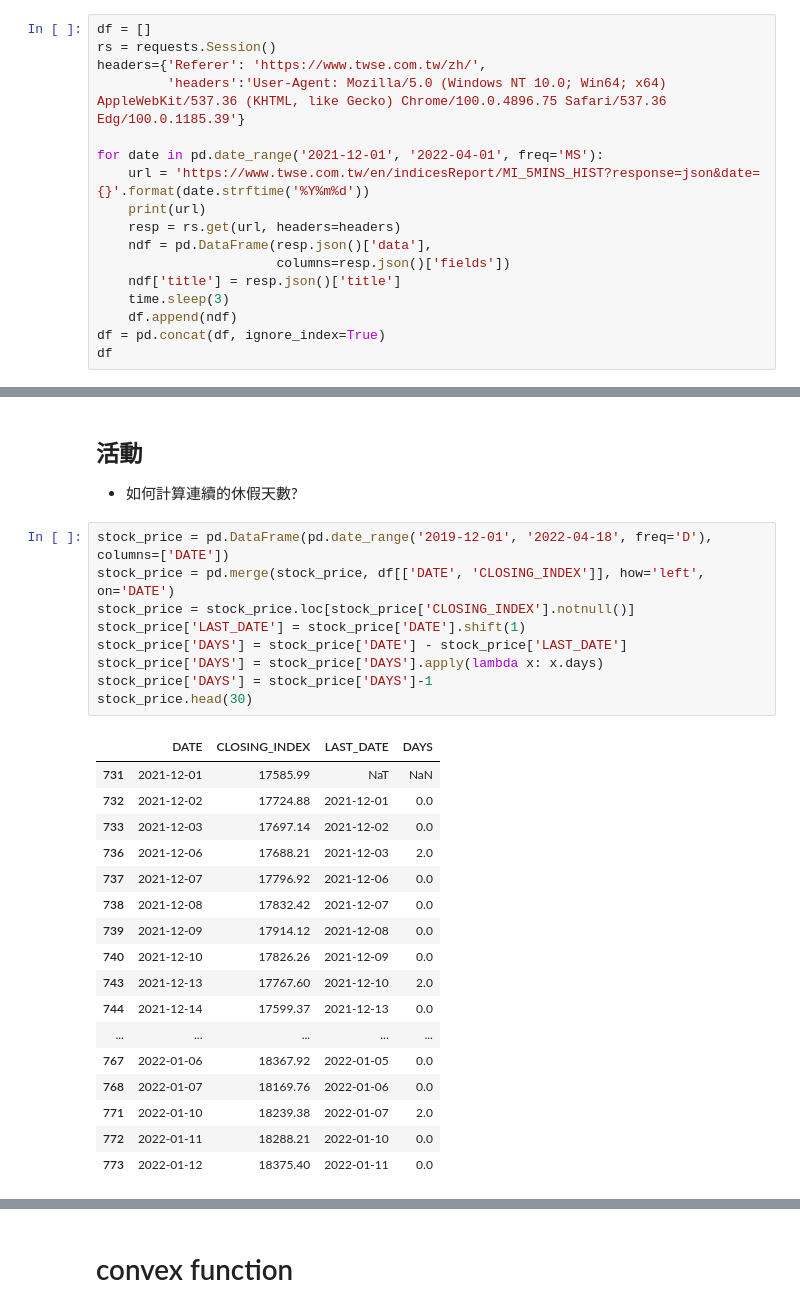
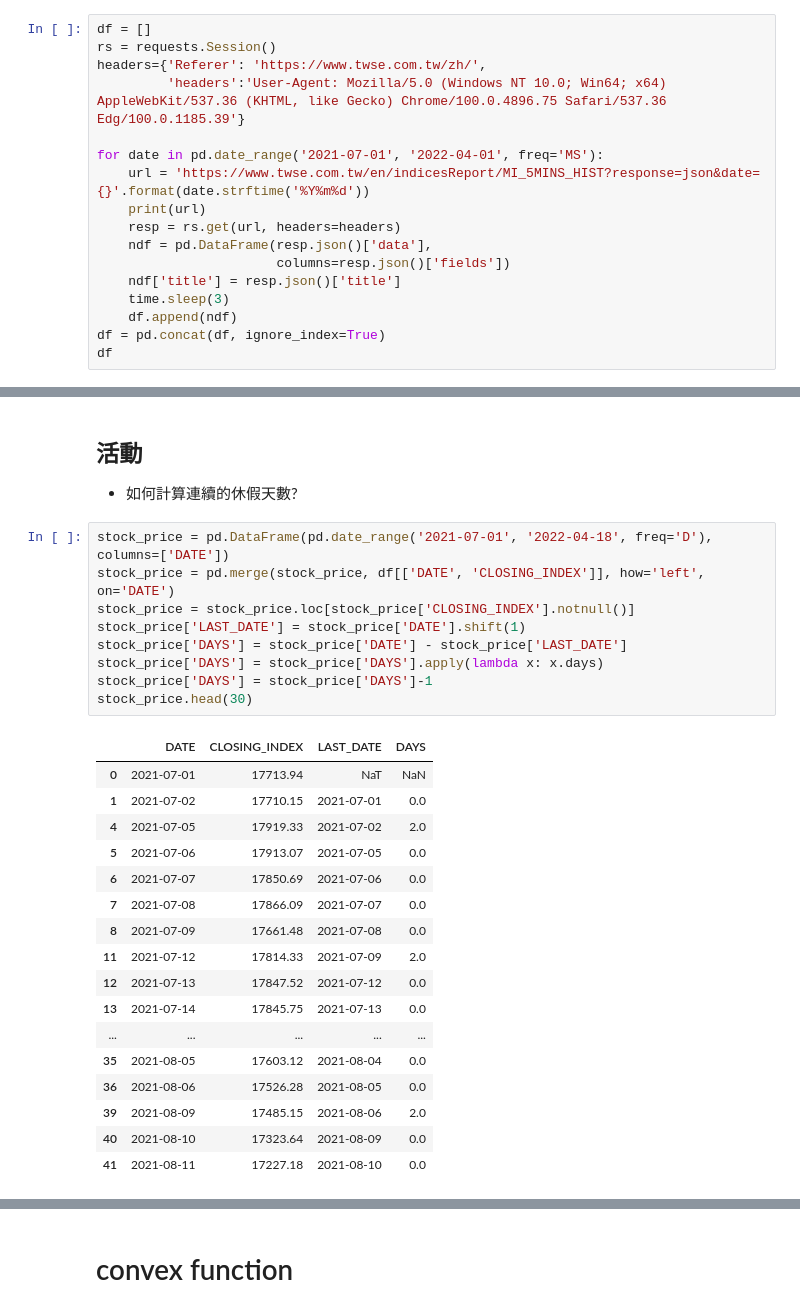
Before and after one commit to tlyu0419/Stock-Prediction-Using-Facebook-Sentiment-with-Python, a Jupyter notebook: 03_Stock_Price.ipynb, the cells around one changed output, grey strips where cells are left out. Saved outputs shown, nothing was run; the diff lists cells and outputs as text.

```diff
--- a/03_Stock_Price.ipynb
+++ b/03_Stock_Price.ipynb
@@ -17,7 +17,7 @@ rs = requests.Session()
 headers={'Referer': 'https://www.twse.com.tw/zh/',
          'headers':'User-Agent: Mozilla/5.0 (Windows NT 10.0; Win64; x64) AppleWebKit/537.36 (KHTML, like Gecko) Chrome/100.0.4896.75 Safari/537.36 Edg/100.0.1185.39'}
 
-for date in pd.date_range('2021-12-01', '2022-04-01', freq='MS'):
+for date in pd.date_range('2021-07-01', '2022-04-01', freq='MS'):
     url = 'https://www.twse.com.tw/en/indicesReport/MI_5MINS_HIST?response=json&date={}'.format(date.strftime('%Y%m%d'))
     print(url)
     resp = rs.get(url, headers=headers)
@@ -76,32 +81,32 @@ df
 ## 活動
 - 如何計算連續的休假天數?
 # %%
-stock_price = pd.DataFrame(pd.date_range('2019-12-01', '2022-04-18', freq='D'), columns=['DATE'])
+stock_price = pd.DataFrame(pd.date_range('2021-07-01', '2022-04-18', freq='D'), columns=['DATE'])
 stock_price = pd.merge(stock_price, df[['DATE', 'CLOSING_INDEX']], how='left', on='DATE')
 stock_price = stock_price.loc[stock_price['CLOSING_INDEX'].notnull()]
 stock_price['LAST_DATE'] = stock_price['DATE'].shift(1)
 stock_price['DAYS'] = stock_price['DATE'] - stock_price['LAST_DATE']
 stock_price['DAYS'] = stock_price['DAYS'].apply(lambda x: x.days)
 stock_price['DAYS'] = stock_price['DAYS']-1
 stock_price.head(30)
 # %% [output]
 |  | DATE | CLOSING_INDEX | LAST_DATE | DAYS |
-| 731 | 2021-12-01 | 17585.99 | NaT | NaN |
-| 732 | 2021-12-02 | 17724.88 | 2021-12-01 | 0.0 |
-| 733 | 2021-12-03 | 17697.14 | 2021-12-02 | 0.0 |
-| 736 | 2021-12-06 | 17688.21 | 2021-12-03 | 2.0 |
-| 737 | 2021-12-07 | 17796.92 | 2021-12-06 | 0.0 |
-| 738 | 2021-12-08 | 17832.42 | 2021-12-07 | 0.0 |
-| 739 | 2021-12-09 | 17914.12 | 2021-12-08 | 0.0 |
-| 740 | 2021-12-10 | 17826.26 | 2021-12-09 | 0.0 |
-| 743 | 2021-12-13 | 17767.60 | 2021-12-10 | 2.0 |
-| 744 | 2021-12-14 | 17599.37 | 2021-12-13 | 0.0 |
+| 0 | 2021-07-01 | 17713.94 | NaT | NaN |
+| 1 | 2021-07-02 | 17710.15 | 2021-07-01 | 0.0 |
+| 4 | 2021-07-05 | 17919.33 | 2021-07-02 | 2.0 |
+| 5 | 2021-07-06 | 17913.07 | 2021-07-05 | 0.0 |
+| 6 | 2021-07-07 | 17850.69 | 2021-07-06 | 0.0 |
+| 7 | 2021-07-08 | 17866.09 | 2021-07-07 | 0.0 |
+| 8 | 2021-07-09 | 17661.48 | 2021-07-08 | 0.0 |
+| 11 | 2021-07-12 | 17814.33 | 2021-07-09 | 2.0 |
+| 12 | 2021-07-13 | 17847.52 | 2021-07-12 | 0.0 |
+| 13 | 2021-07-14 | 17845.75 | 2021-07-13 | 0.0 |
 | ... | ... | ... | ... | ... |
-| 767 | 2022-01-06 | 18367.92 | 2022-01-05 | 0.0 |
-| 768 | 2022-01-07 | 18169.76 | 2022-01-06 | 0.0 |
-| 771 | 2022-01-10 | 18239.38 | 2022-01-07 | 2.0 |
-| 772 | 2022-01-11 | 18288.21 | 2022-01-10 | 0.0 |
-| 773 | 2022-01-12 | 18375.40 | 2022-01-11 | 0.0 |
+| 35 | 2021-08-05 | 17603.12 | 2021-08-04 | 0.0 |
+| 36 | 2021-08-06 | 17526.28 | 2021-08-05 | 0.0 |
+| 39 | 2021-08-09 | 17485.15 | 2021-08-06 | 2.0 |
+| 40 | 2021-08-10 | 17323.64 | 2021-08-09 | 0.0 |
+| 41 | 2021-08-11 | 17227.18 | 2021-08-10 | 0.0 |
 # %%
 stock_price['DAYS'].value_counts()
 # %% [output]
```
Also changed, not shown: parts of 6 cells of this notebook, 7 other files.
